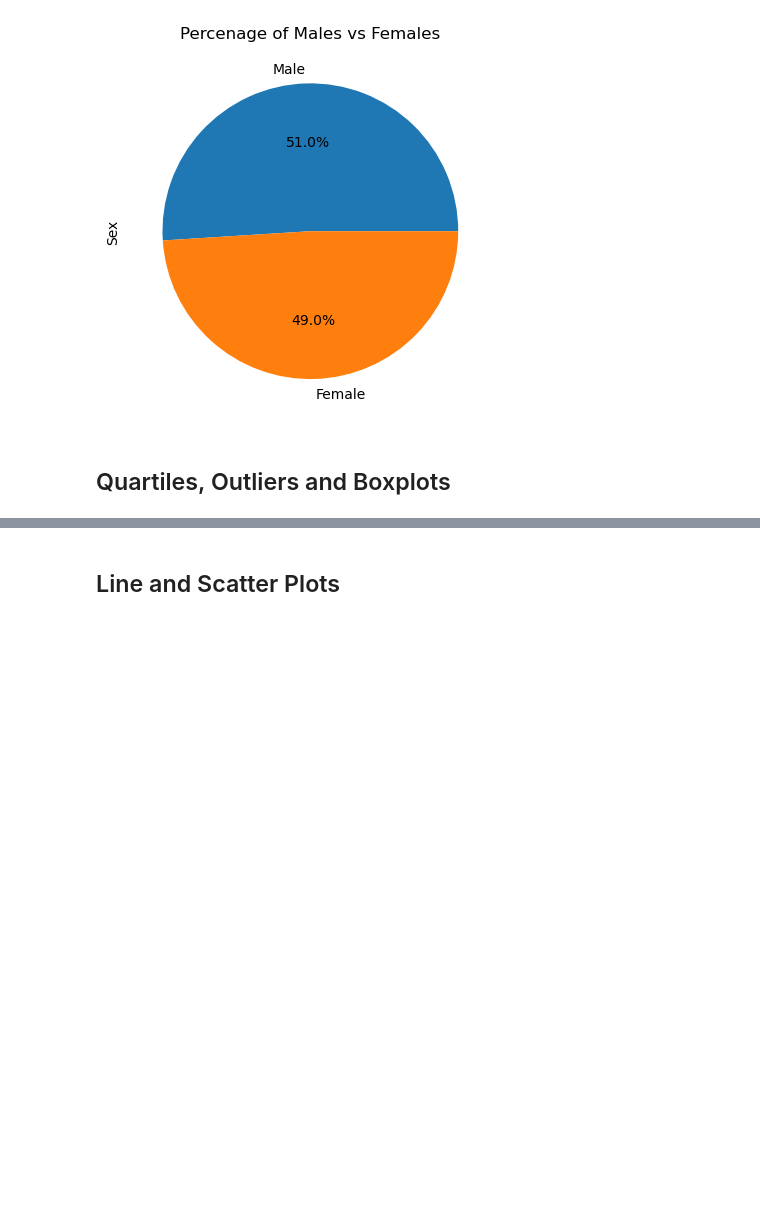
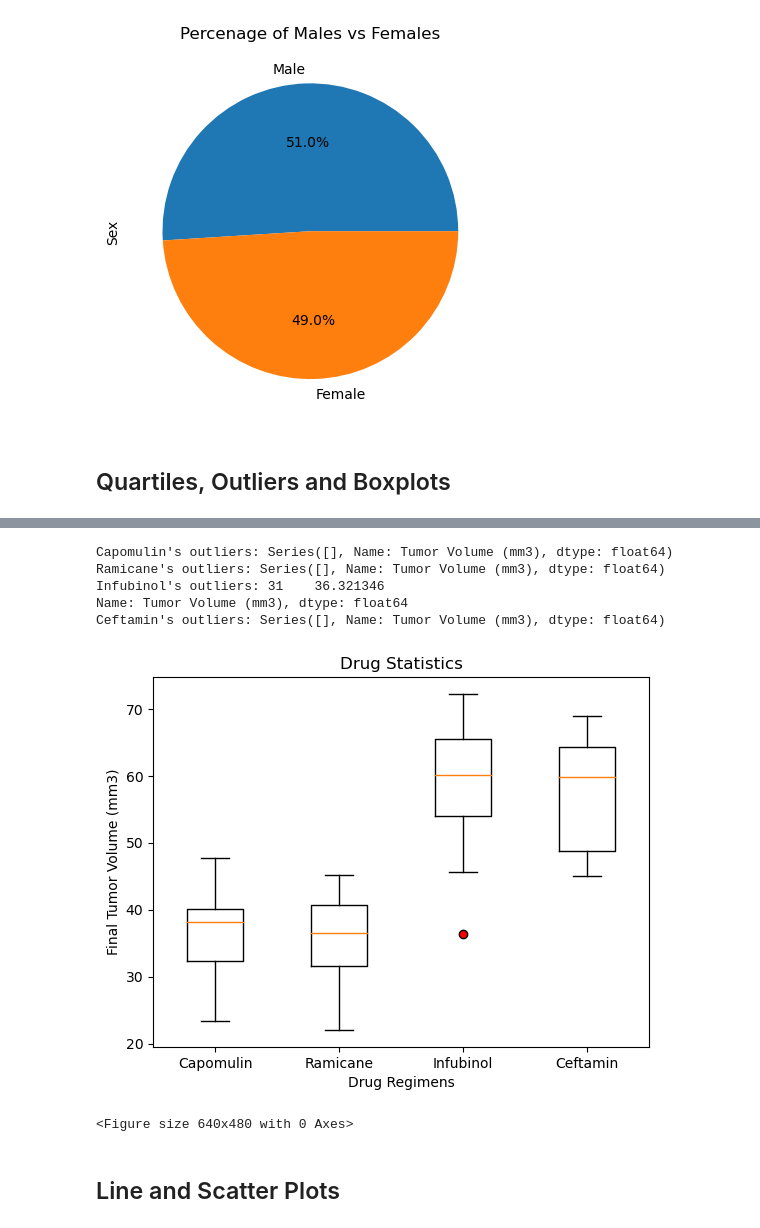
Before and after one commit to Hensonkk/Module-5-Challenge, a Jupyter notebook: Pymaceuticals/Pymaceuticals.ipynb, the cells around one changed output, grey strips where cells are left out. Cells and saved outputs as stored; diff of their text form; code cells hidden in the pictures; blank space fills up the shorter version.

```diff
--- a/Pymaceuticals/Pymaceuticals.ipynb
+++ b/Pymaceuticals/Pymaceuticals.ipynb
@@ -185,10 +191,10 @@ plt.show()
 # Calculate the final tumor volume of each mouse across four of the treatment regimens:
 # Capomulin, Ramicane, Infubinol, and Ceftamin
 # Start by getting the last (greatest) timepoint for each mouse
-#ftv = mouse_data_new.groupby(["Mouse ID"])["Timepoint"].max()
-#ftv = ftv.reset_index()
+ftv = mouse_data_new.groupby(["Mouse ID"])["Timepoint"].max()
+ftv = ftv.reset_index()
+ftv
 
 # Merge this group df with the original DataFrame to get the tumor volume at the last timepoint
-
-#ftv2 = ftv.merge(mouse_data_new, on = ["Mouse ID", "Timepoint"])
-#ftv2
+df = ftv.merge(mouse_data_new, on = ["Mouse ID", "Timepoint"])
+df
@@ -195,21 +215,46 @@ plt.show()
 # %%
 # Put treatments into a list for for loop (and later for plot labels)
-#drugs = ["Capomulin", "Ramicane", "Infubinol", "Ceftamin"]
+drugs = ["Capomulin", "Ramicane", "Infubinol", "Ceftamin"]
 # Create empty list to fill with tumor vol data (for plotting)
-#tvd_list = []
+tvd_list = []
 # Calculate the IQR and quantitatively determine if there are any potential outliers.
-#for x in drugs:
-   # tvd = ftv2.loc[ftv2["Drug Regimen"] == x, "Tumor Volume (mm3)"]
-    #tvd_list.append(tvd)
+for drug in drugs:
+
     # Locate the rows which contain mice on each drug and get the tumor volumes
-
+    # df.loc[df["Drug Regimen"]=="Capomulin", "Tumor Volume (mm3)"]
+    final_vol = df.loc[df["Drug Regimen"] == drug, "Tumor Volume (mm3)"]
 
     # add subset
-
+    tvd_list.append(final_vol)
 
     # Determine outliers using upper and lower bounds
+    # If the data is in a dataframe, we use pandas to give quartile calculations
+    quartiles = final_vol.quantile([.25,.5,.75])
+    lowerq = quartiles[0.25]
+    upperq = quartiles[0.75]
+    iqr = upperq-lowerq
+    lower_bound = lowerq - (1.5*iqr)
+    upper_bound = upperq + (1.5*iqr)
+    outliers = final_vol.loc[(final_vol < lower_bound) | (final_vol > upper_bound)]
+    print(f"{drug}'s outliers: {outliers}")
+# %% [output]
+Capomulin's outliers: Series([], Name: Tumor Volume (mm3), dtype: float64)
+Ramicane's outliers: Series([], Name: Tumor Volume (mm3), dtype: float64)
+Infubinol's outliers: 31    36.321346
+Name: Tumor Volume (mm3), dtype: float64
+Ceftamin's outliers: Series([], Name: Tumor Volume (mm3), dtype: float64)
 # %%
 # Generate a box plot that shows the distrubution of the tumor volume for each treatment group.
+outlier_color = dict(markerfacecolor = "red")
+plt.boxplot(tvd_list, labels = drugs, flierprops = outlier_color)
+plt.title("Drug Statistics")
+plt.ylabel("Final Tumor Volume (mm3)")
+plt.xlabel("Drug Regimens")
+plt.show()
+plt.savefig("Drugstats.png")
+# %% [output]
+[figure, added]
+<Figure size 640x480 with 0 Axes>
 # %% [markdown]
 ## Line and Scatter Plots
 # %%
```
Also changed, not shown: parts of 4 cells of this notebook, 1 other file.
